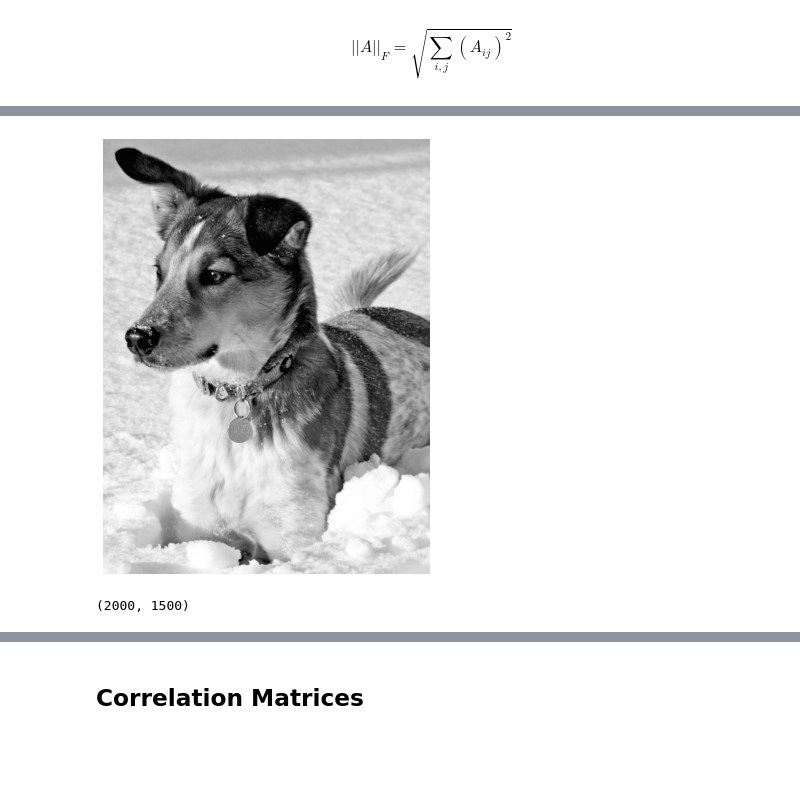
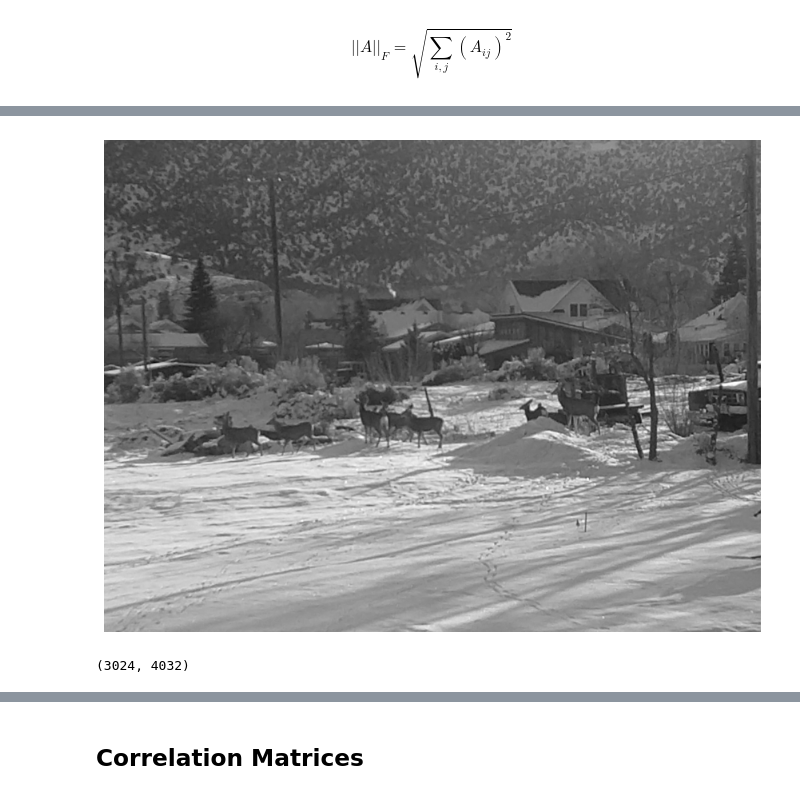
Before and after one commit to drolsonmi/math3280, a Jupyter notebook: Notes/3280_07_SVD.ipynb, the cells around one changed output, grey strips where cells are left out. Drawn from its saved outputs; the diff is of its cells as text; code cells hidden in the pictures; blank space fills up the shorter version.

```diff
--- a/Notes/3280_07_SVD.ipynb
+++ b/Notes/3280_07_SVD.ipynb
@@ -117,24 +118,24 @@ $$||A||_F = \sqrt{\sum_{i,j} (A_{ij})^2}$$
 # %%
 from matplotlib.image import imread
 import matplotlib.pyplot as plt
 import numpy as np
 import os
 plt.rcParams['figure.figsize'] = [16, 8]
 
-A = imread("Data/dog.jpg")
-#A = imread("Data/deer.jpg")
+#A = imread("Data/dog.jpg")
+A = imread("Data/deer.jpg")
 X = np.mean(A, -1); # Convert RGB to grayscale
 
 img = plt.imshow(X)
 img.set_cmap('gray')
 plt.axis('off')
 plt.show()
 # %% [output]
-[figure, old version]
+[figure, new version]
 # %%
 np.shape(X)
 # %% [output]
-(2000, 1500)
+(3024, 4032)
 # %%
 U, S, VT = np.linalg.svd(X,full_matrices=False)
 S = np.diag(S)
```
Also changed, not shown: parts of 14 cells of this notebook.
